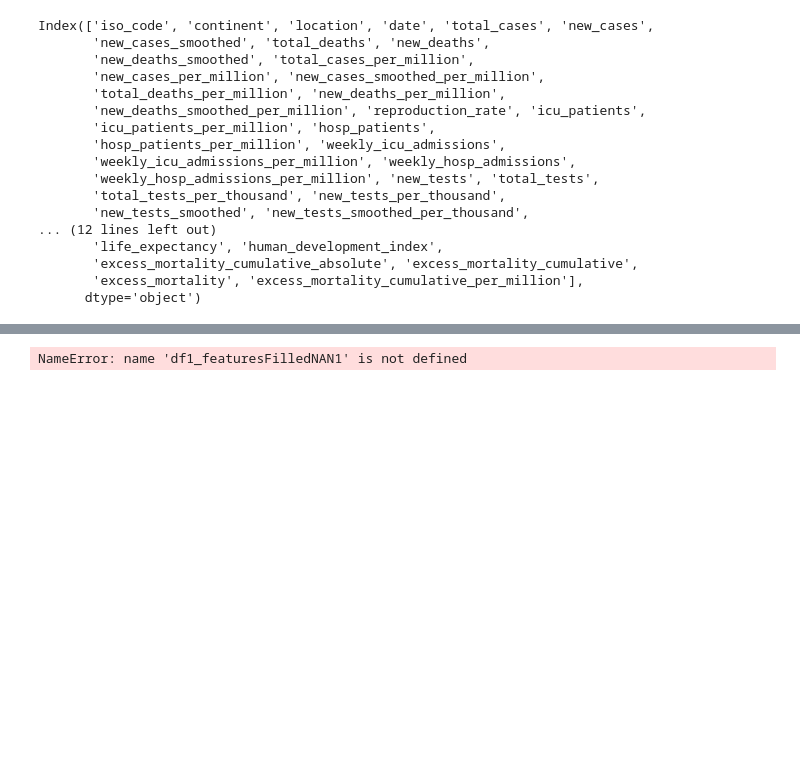
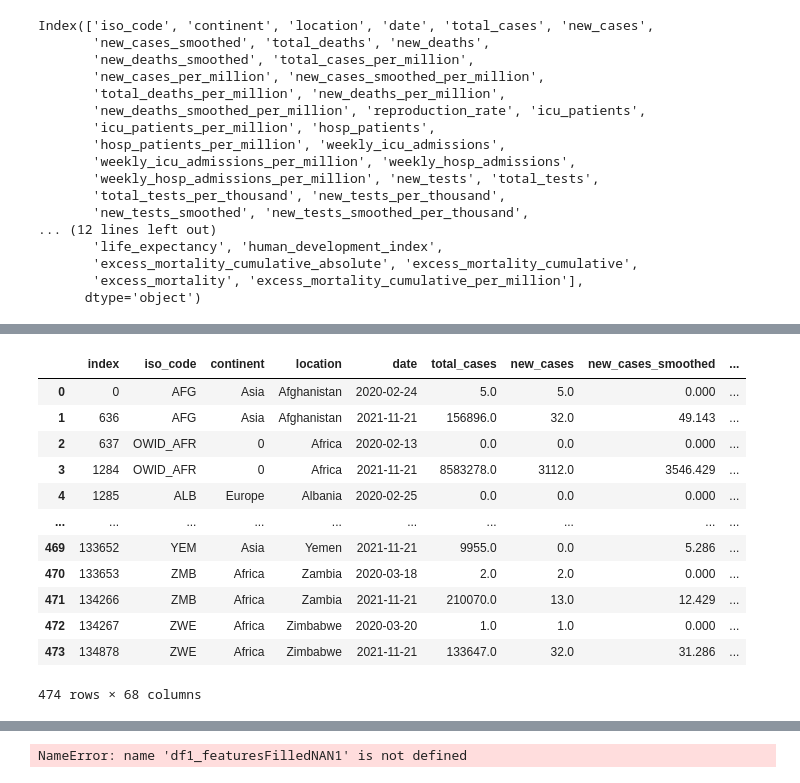
Before and after one commit to YongZhengYew/DDW_Project2D, a Jupyter notebook: app/Task1/data/owid.ipynb, the cells around one changed output, grey strips where cells are left out. Drawn from its saved outputs; the diff is of its cells as text; code cells hidden in the pictures; blank space fills up the shorter version.

```diff
--- a/app/Task1/data/owid.ipynb
+++ b/app/Task1/data/owid.ipynb
@@ -80,3 +102,55 @@ class PlainPlot:
+# %%
+
+
+countryNames = pd.unique(df1["location"])
+countryDFList = [df1.loc[df1["location"] == country] for country in countryNames]
+countryDict = dict(zip(countryNames, countryDFList))
+
+missingFactorsByCountry = {}
+for countryName, countryDF in countryDict.items():
+    temp = {}
+    for targetColumn in countryDF.columns[countryDF.isnull().any()]:
+        if targetColumn in columnsOfInterest:
+            temp[targetColumn] = countryDF[targetColumn].isna().sum()
+    missingFactorsByCountry[countryName] = temp
+
+numberOfCountriesMissingFactors = {}
+for country, missingDict in missingFactorsByCountry.items():
+    for factor in missingDict.keys():
+        if numberOfCountriesMissingFactors.get(factor, None) is None:
+            numberOfCountriesMissingFactors[factor] = 1
+        else:
+            numberOfCountriesMissingFactors[factor] += 1
+
+filledNANDict = {}
+for countryName, countryDF in countryDict.items():
+    filledNANDict[countryName] = {}
+    filledNANDict[countryName]["ffill"] = countryDF.fillna(method="ffill")
+    filledNANDict[countryName]["ffill->0"] = filledNANDict[countryName]["ffill"].fillna(0)
+
+resList = [filledNANDict[countryName]["ffill->0"].iloc[[0,-1]] for countryName in countryDict.keys()]
+resMerged = pd.concat(resList).reset_index()
+resMerged.to_csv(r'C:\Users\drago\2DRandomCSVs\export_dataframe.csv', index = False, header=True)
+resMerged
+#######################################################################################
+# DANGEROUS, DO NOT DO -- COUNTRIES WILL HAVE VALUES PROPAGATED FROM PREVIOUS COUNTRIES
+# df1_featuresFilledNAN1 = df1_features.fillna(method="ffill")
+# df1_featuresFilledNAN2 = df1_featuresFilledNAN1.fillna(0)
+#######################################################################################
+# %% [output]
+|  | index | iso_code | continent | location | date | total_cases | new_cases | new_cases_smoothed | ... |
+| 0 | 0 | AFG | Asia | Afghanistan | 2020-02-24 | 5.0 | 5.0 | 0.000 | ... |
+| 1 | 636 | AFG | Asia | Afghanistan | 2021-11-21 | 156896.0 | 32.0 | 49.143 | ... |
+| 2 | 637 | OWID_AFR | 0 | Africa | 2020-02-13 | 0.0 | 0.0 | 0.000 | ... |
+| 3 | 1284 | OWID_AFR | 0 | Africa | 2021-11-21 | 8583278.0 | 3112.0 | 3546.429 | ... |
+| 4 | 1285 | ALB | Europe | Albania | 2020-02-25 | 0.0 | 0.0 | 0.000 | ... |
+| ... | ... | ... | ... | ... | ... | ... | ... | ... | ... |
+| 469 | 133652 | YEM | Asia | Yemen | 2021-11-21 | 9955.0 | 0.0 | 5.286 | ... |
+| 470 | 133653 | ZMB | Africa | Zambia | 2020-03-18 | 2.0 | 2.0 | 0.000 | ... |
+| 471 | 134266 | ZMB | Africa | Zambia | 2021-11-21 | 210070.0 | 13.0 | 12.429 | ... |
+| 472 | 134267 | ZWE | Africa | Zimbabwe | 2020-03-20 | 1.0 | 1.0 | 0.000 | ... |
+| 473 | 134878 | ZWE | Africa | Zimbabwe | 2021-11-21 | 133647.0 | 32.0 | 31.286 | ... |
+474 rows × 68 columns
 # %%
 pd.reset_option("display.max_rows")
 #total_deaths_per_million
```
Also changed, not shown: parts of 6 cells of this notebook, 1 other file.
